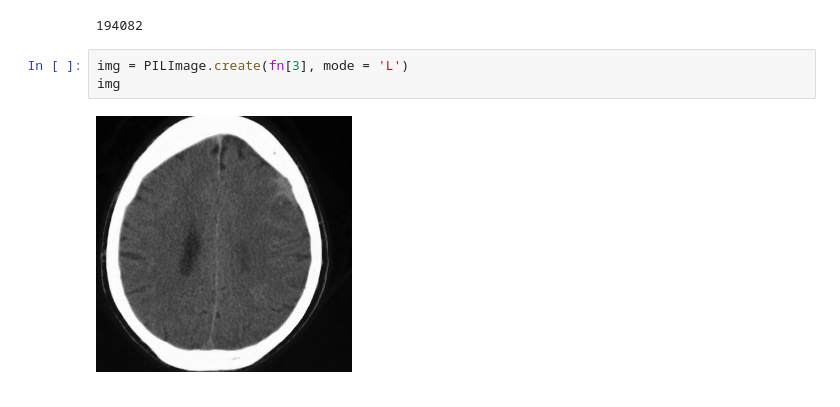
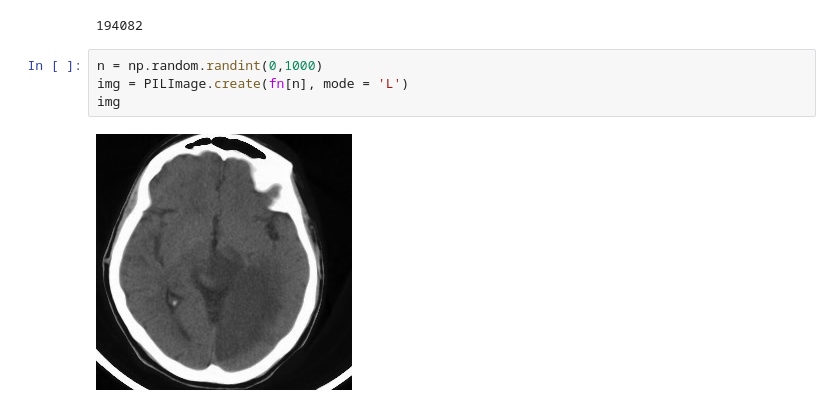
Before and after one commit to dipam7/RSNA_Intracranial-hemorrhage, a Jupyter notebook: nbs/03_data_augmentation.ipynb, the cells around one changed output. Drawn from its saved outputs; the diff is of its cells as text.

```diff
--- a/nbs/03_data_augmentation.ipynb
+++ b/nbs/03_data_augmentation.ipynb
@@ -32,7 +36,8 @@ len(fn)
 # %% [output]
 194082
 # %%
-img = PILImage.create(fn[3], mode = 'L')
+n = np.random.randint(0,1000)
+img = PILImage.create(fn[n], mode = 'L')
 img
 # %% [output]
-[figure, old version]
+[figure, new version]
```
Also changed, not shown: parts of 19 cells of this notebook.
